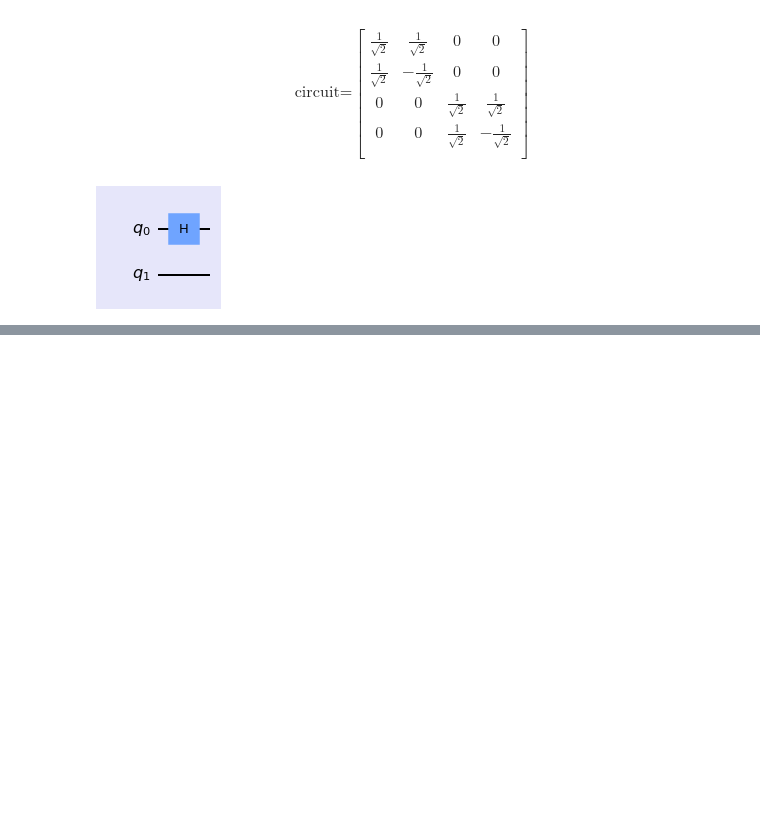
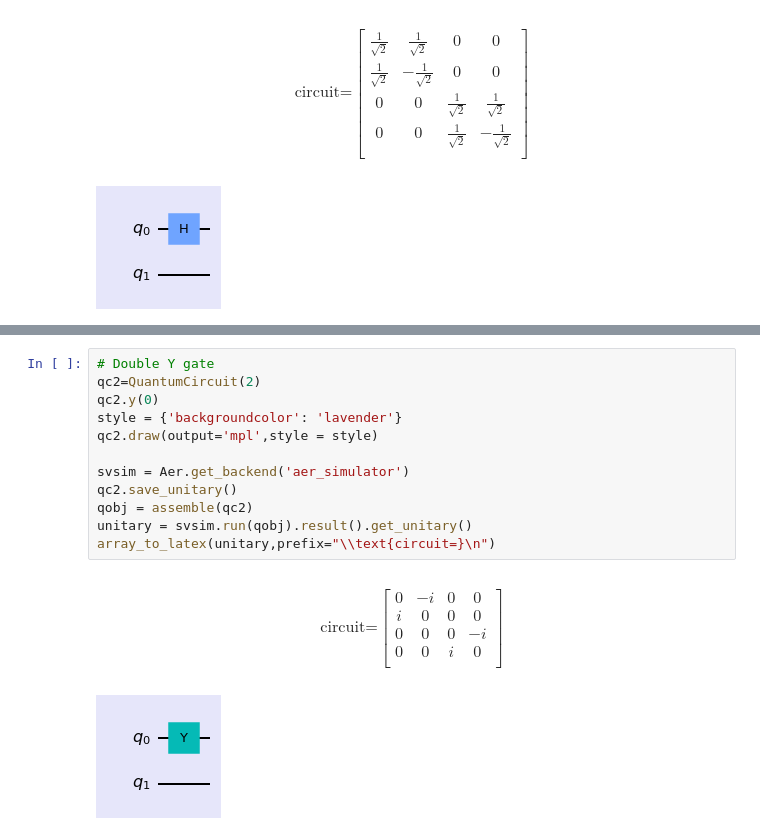
Before and after one commit to Hasanshekh/Biggner, a Jupyter notebook: Gate in System.ipynb, the cells around one changed output, grey strips where cells are left out. Drawn from its saved outputs; the diff is of its cells as text; blank space fills up the shorter version.

```diff
--- a/Gate in System.ipynb
+++ b/Gate in System.ipynb
@@ -259,0 +334,23 @@ plot_bloch_multivector(unitary)
+# %%
+# Double Y gate
+qc2=QuantumCircuit(2)
+qc2.y(0)
+style = {'backgroundcolor': 'lavender'}
+qc2.draw(output='mpl',style = style)
+
+svsim = Aer.get_backend('aer_simulator')
+qc2.save_unitary()
+qobj = assemble(qc2)
+unitary = svsim.run(qobj).result().get_unitary()
+array_to_latex(unitary,prefix="\\text{circuit=}\n")
+# %% [output]
+$$
+\text{circuit=}
+\begin{bmatrix}
+0 & -i & 0 & 0  \\
+ i & 0 & 0 & 0  \\
+ 0 & 0 & 0 & -i  \\
+ 0 & 0 & i & 0  \\
+ \end{bmatrix}
+$$
+[figure, added]
```
Also changed, not shown: parts of 32 cells of this notebook.
